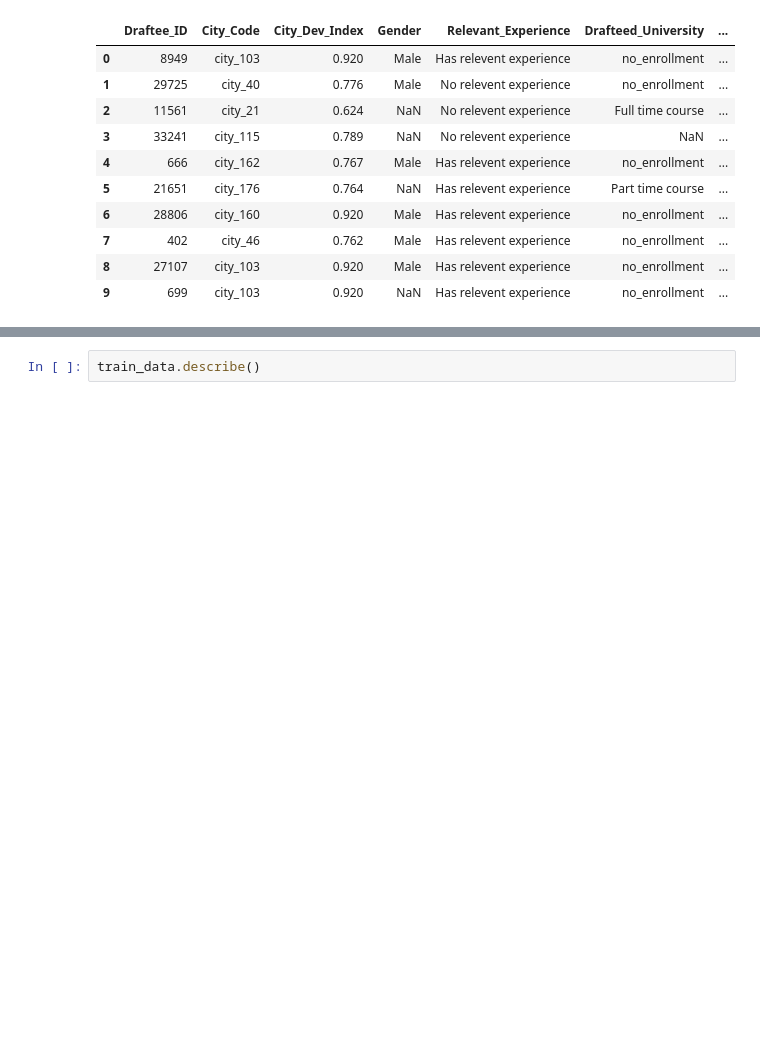
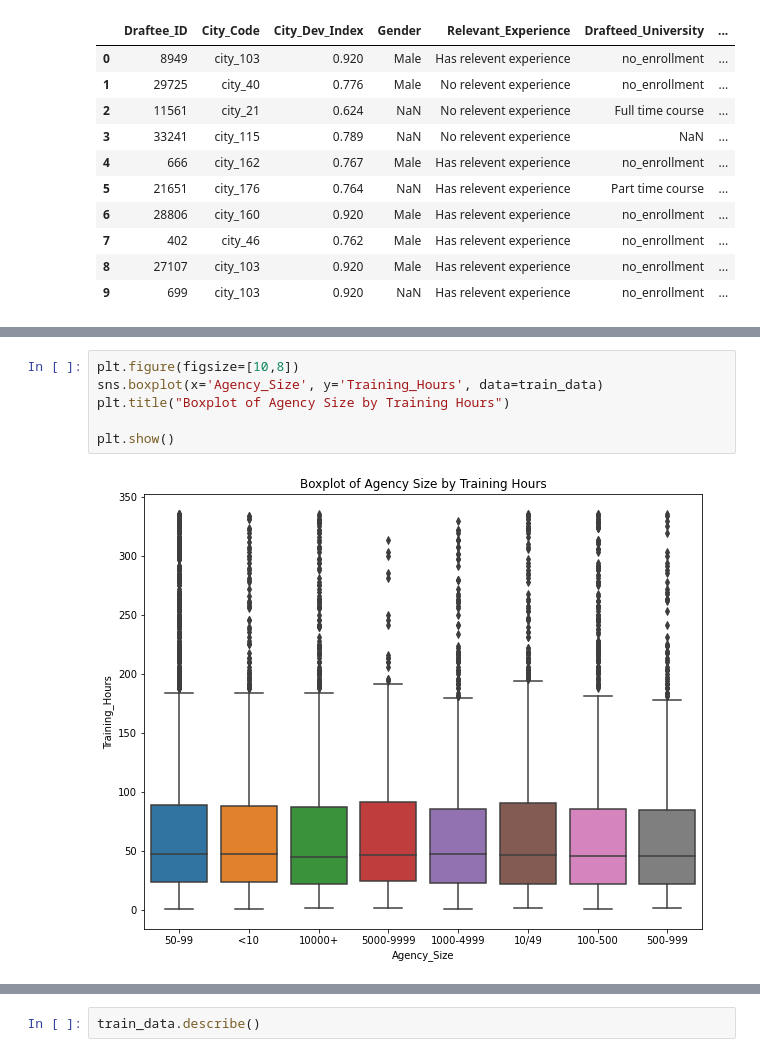
Before and after one commit to sitys-tgy/DS-assignment, a Jupyter notebook: DS ASM/DS asm.ipynb, the cells around one changed output, grey strips where cells are left out. Saved outputs shown, nothing was run; the diff lists cells and outputs as text; blank space fills up the shorter version.

```diff
--- a/DS ASM/DS asm.ipynb
+++ b/DS ASM/DS asm.ipynb
@@ -56,0 +65,8 @@ train_data.head(10)
+# %%
+plt.figure(figsize=[10,8])
+sns.boxplot(x='Agency_Size', y='Training_Hours', data=train_data)
+plt.title("Boxplot of Agency Size by Training Hours")
+
+plt.show()
+# %% [output]
+[figure, added]
```
Also changed, not shown: parts of 5 cells of this notebook.
